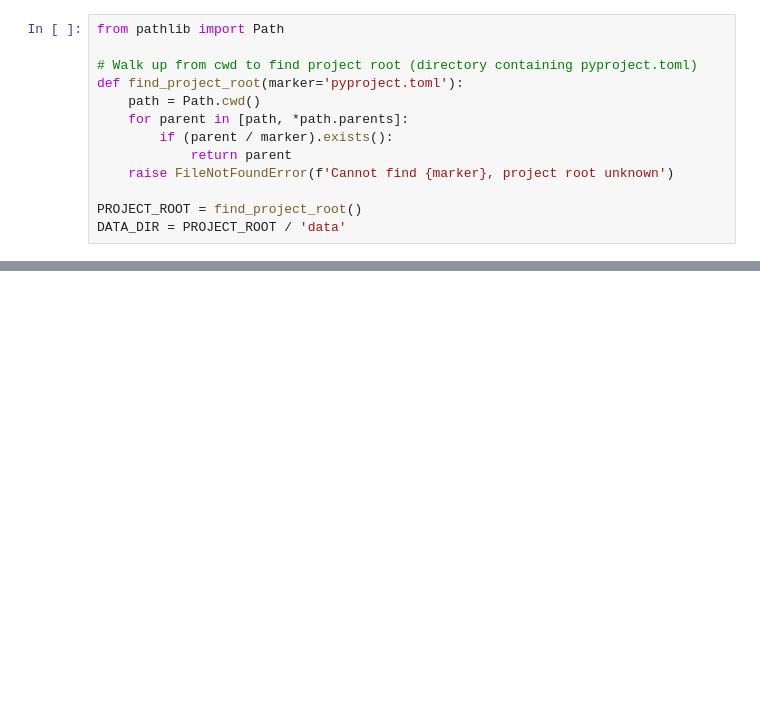
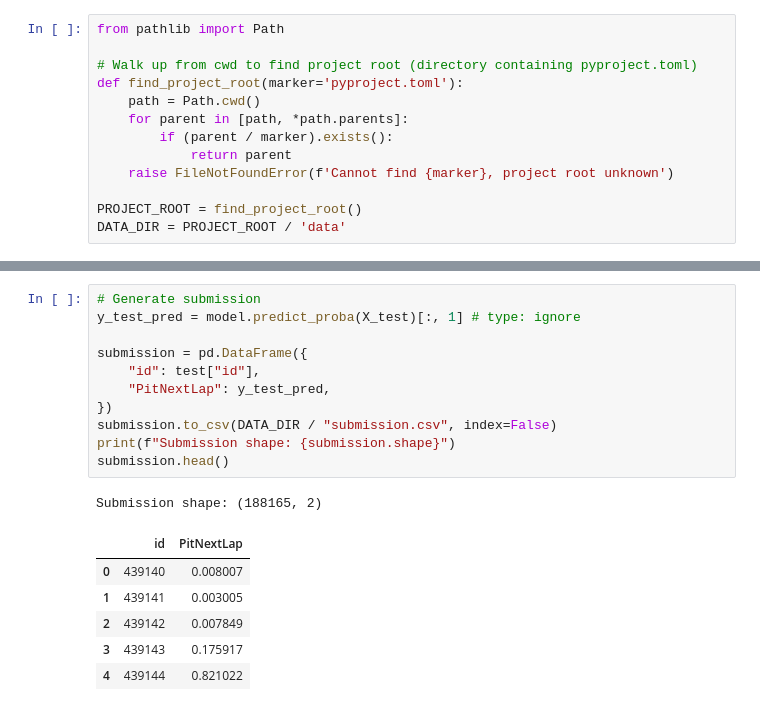
Before and after one commit to time1043/predicting-f1-pit-stops, a Jupyter notebook: note/model.ipynb, the cells around one changed output, grey strips where cells are left out. Drawn from its saved outputs; the diff is of its cells as text; blank space fills up the shorter version.

```diff
--- a/note/model.ipynb
+++ b/note/model.ipynb
@@ -24,0 +117,19 @@ print(f"Test: {test.shape}")
+# %%
+# Generate submission
+y_test_pred = model.predict_proba(X_test)[:, 1] # type: ignore
+
+submission = pd.DataFrame({
+    "id": test["id"],
+    "PitNextLap": y_test_pred,
+})
+submission.to_csv(DATA_DIR / "submission.csv", index=False)
+print(f"Submission shape: {submission.shape}")
+submission.head()
+# %% [output]
+Submission shape: (188165, 2)
+|  | id | PitNextLap |
+| 0 | 439140 | 0.008007 |
+| 1 | 439141 | 0.003005 |
+| 2 | 439142 | 0.007849 |
+| 3 | 439143 | 0.175917 |
+| 4 | 439144 | 0.821022 |
```
Also changed, not shown: parts of 7 cells of this notebook, 3 other files.
